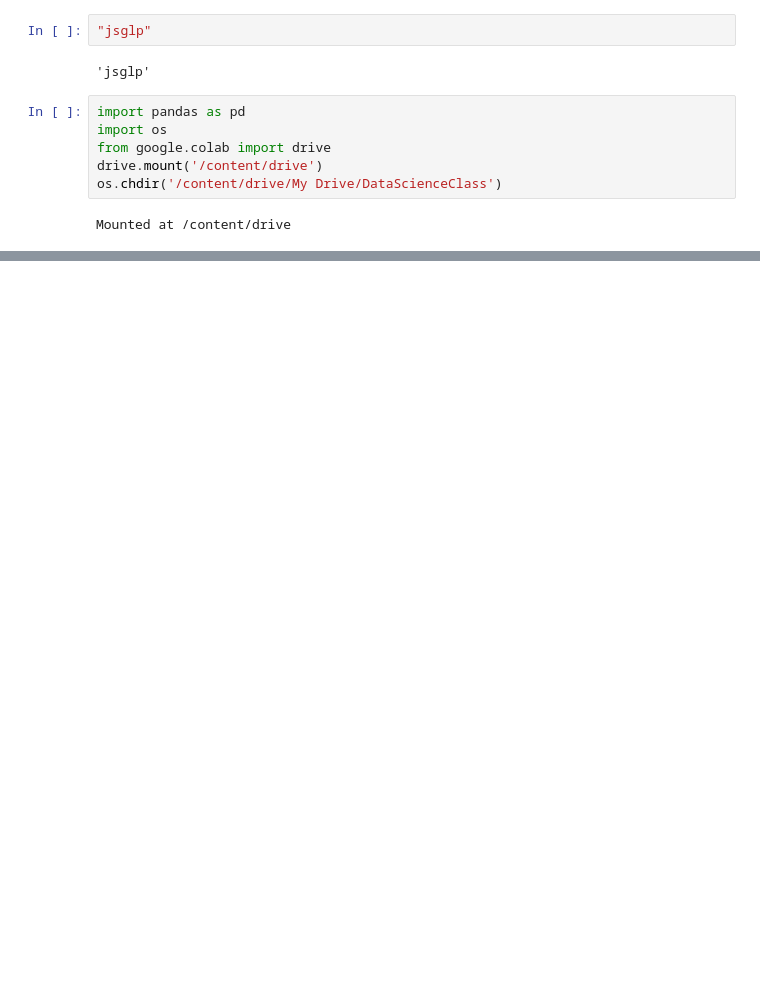
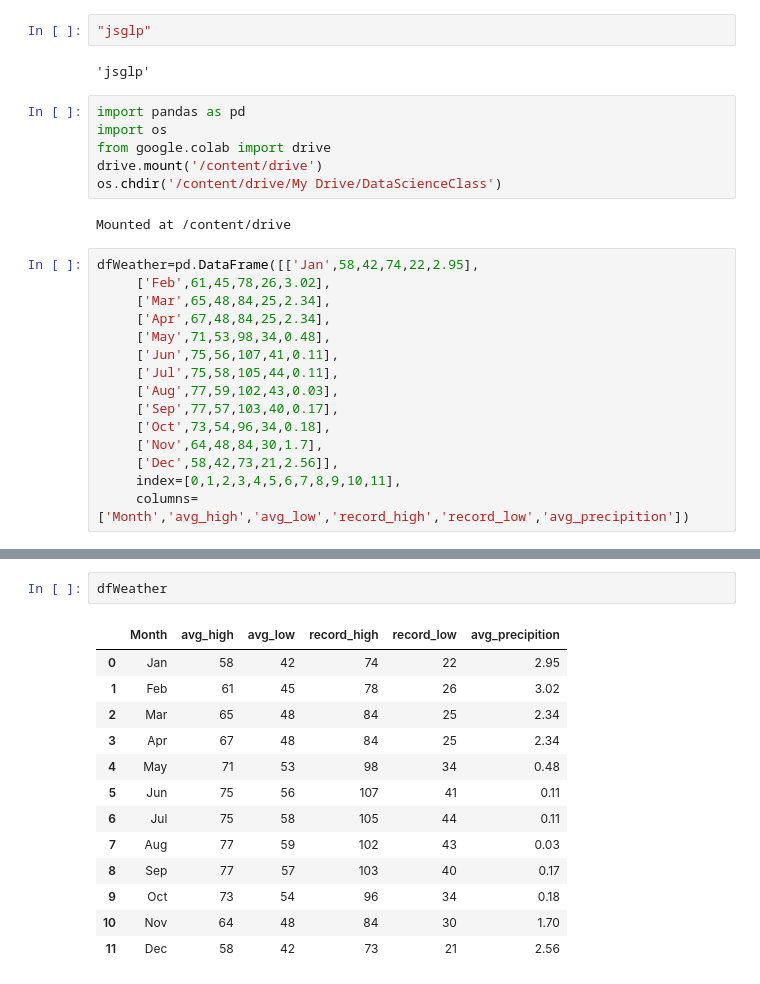
Before and after one commit to Janasya85/Datasciences, a Jupyter notebook: Pandas_Essentials_Jany.ipynb, the cells around one changed output, grey strips where cells are left out. Drawn from its saved outputs; the diff is of its cells as text; blank space fills up the shorter version.

```diff
--- a/Pandas_Essentials_Jany.ipynb
+++ b/Pandas_Essentials_Jany.ipynb
@@ -12,3 +12,18 @@ drive.mount('/content/drive')
 os.chdir('/content/drive/My Drive/DataScienceClass')
 # %% [output]
 Mounted at /content/drive
+# %%
+dfWeather=pd.DataFrame([['Jan',58,42,74,22,2.95],
+     ['Feb',61,45,78,26,3.02],
+     ['Mar',65,48,84,25,2.34],
+     ['Apr',67,48,84,25,2.34],
+     ['May',71,53,98,34,0.48],
+     ['Jun',75,56,107,41,0.11],
+     ['Jul',75,58,105,44,0.11],
+     ['Aug',77,59,102,43,0.03],
+     ['Sep',77,57,103,40,0.17],
+     ['Oct',73,54,96,34,0.18],
+     ['Nov',64,48,84,30,1.7],
+     ['Dec',58,42,73,21,2.56]],
+     index=[0,1,2,3,4,5,6,7,8,9,10,11],
+     columns=['Month','avg_high','avg_low','record_high','record_low','avg_precipition'])
@@ -14,0 +39,16 @@ Mounted at /content/drive
+# %%
+dfWeather
+# %% [output]
+|  | Month | avg_high | avg_low | record_high | record_low | avg_precipition |
+| 0 | Jan | 58 | 42 | 74 | 22 | 2.95 |
+| 1 | Feb | 61 | 45 | 78 | 26 | 3.02 |
+| 2 | Mar | 65 | 48 | 84 | 25 | 2.34 |
+| 3 | Apr | 67 | 48 | 84 | 25 | 2.34 |
+| 4 | May | 71 | 53 | 98 | 34 | 0.48 |
+| 5 | Jun | 75 | 56 | 107 | 41 | 0.11 |
+| 6 | Jul | 75 | 58 | 105 | 44 | 0.11 |
+| 7 | Aug | 77 | 59 | 102 | 43 | 0.03 |
+| 8 | Sep | 77 | 57 | 103 | 40 | 0.17 |
+| 9 | Oct | 73 | 54 | 96 | 34 | 0.18 |
+| 10 | Nov | 64 | 48 | 84 | 30 | 1.70 |
+| 11 | Dec | 58 | 42 | 73 | 21 | 2.56 |
```
Also changed, not shown: parts of 36 cells of this notebook.
